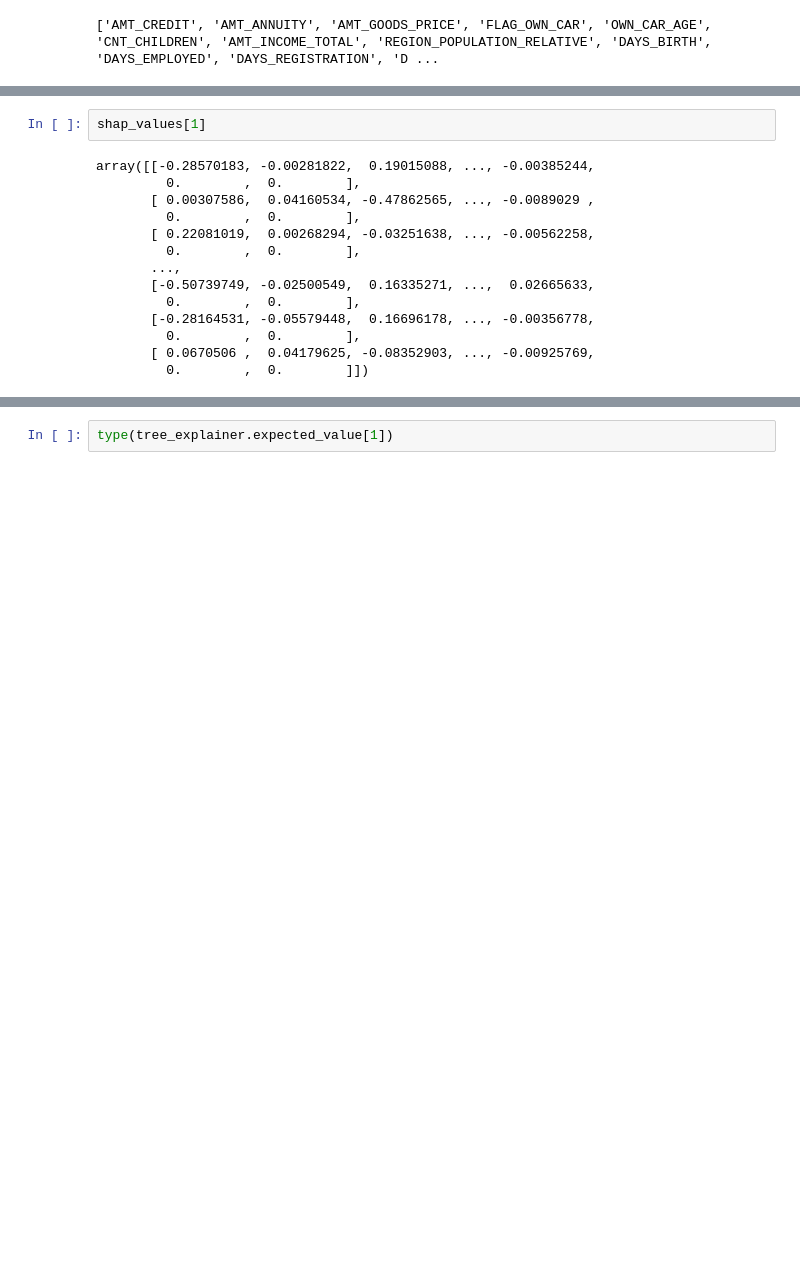
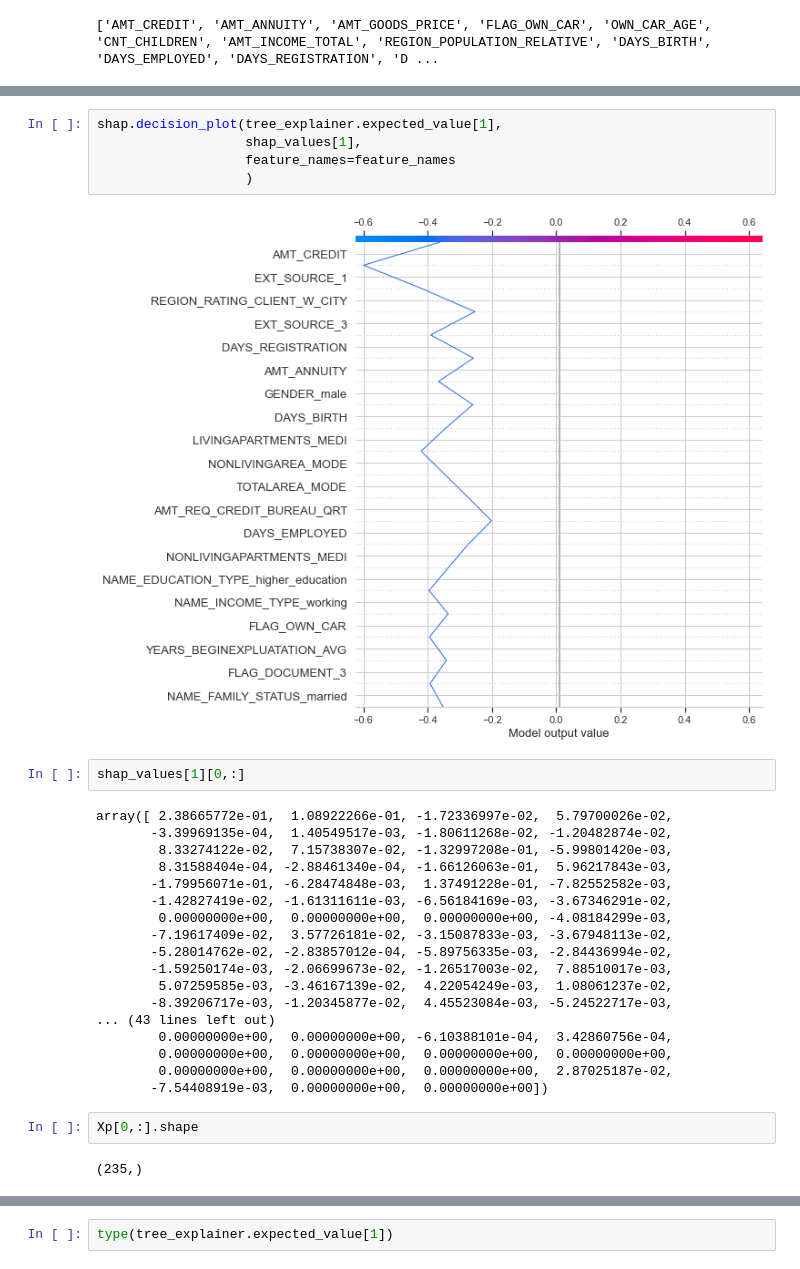
Before and after one commit to gitadum/credit_risk_rating, a Jupyter notebook: 00_notebooks/03_Modelling.ipynb, the cells around one changed output, grey strips where cells are left out. Saved outputs shown, nothing was run; the diff lists cells and outputs as text; blank space fills up the shorter version.

```diff
--- a/00_notebooks/03_Modelling.ipynb
+++ b/00_notebooks/03_Modelling.ipynb
@@ -2241,16 +2230,31 @@ shap.summary_plot(shap_values[1], model['p'].transform(X_test),
+# %%
+shap.decision_plot(tree_explainer.expected_value[1],
+                   shap_values[1],
+                   feature_names=feature_names
+                   )
+# %% [output]
+[figure, added]
 # %%
-shap_values[1]
+shap_values[1][0,:]
 # %% [output]
-array([[-0.28570183, -0.00281822,  0.19015088, ..., -0.00385244,
-         0.        ,  0.        ],
-       [ 0.00307586,  0.04160534, -0.47862565, ..., -0.0089029 ,
-         0.        ,  0.        ],
-       [ 0.22081019,  0.00268294, -0.03251638, ..., -0.00562258,
-         0.        ,  0.        ],
-       ...,
-       [-0.50739749, -0.02500549,  0.16335271, ...,  0.02665633,
-         0.        ,  0.        ],
-       [-0.28164531, -0.05579448,  0.16696178, ..., -0.00356778,
-         0.        ,  0.        ],
-       [ 0.0670506 ,  0.04179625, -0.08352903, ..., -0.00925769,
-         0.        ,  0.        ]])
+array([ 2.38665772e-01,  1.08922266e-01, -1.72336997e-02,  5.79700026e-02,
+       -3.39969135e-04,  1.40549517e-03, -1.80611268e-02, -1.20482874e-02,
+        8.33274122e-02,  7.15738307e-02, -1.32997208e-01, -5.99801420e-03,
+        8.31588404e-04, -2.88461340e-04, -1.66126063e-01,  5.96217843e-03,
+       -1.79956071e-01, -6.28474848e-03,  1.37491228e-01, -7.82552582e-03,
+       -1.42827419e-02, -1.61311611e-03, -6.56184169e-03, -3.67346291e-02,
+        0.00000000e+00,  0.00000000e+00,  0.00000000e+00, -4.08184299e-03,
+       -7.19617409e-02,  3.57726181e-02, -3.15087833e-03, -3.67948113e-02,
+       -5.28014762e-02, -2.83857012e-04, -5.89756335e-03, -2.84436994e-02,
+       -1.59250174e-03, -2.06699673e-02, -1.26517003e-02,  7.88510017e-03,
+        5.07259585e-03, -3.46167139e-02,  4.22054249e-03,  1.08061237e-02,
+       -8.39206717e-03, -1.20345877e-02,  4.45523084e-03, -5.24522717e-03,
+... (43 lines left out)
+        0.00000000e+00,  0.00000000e+00, -6.10388101e-04,  3.42860756e-04,
+        0.00000000e+00,  0.00000000e+00,  0.00000000e+00,  0.00000000e+00,
+        0.00000000e+00,  0.00000000e+00,  0.00000000e+00,  2.87025187e-02,
+       -7.54408919e-03,  0.00000000e+00,  0.00000000e+00])
+# %%
+Xp[0,:].shape
+# %% [output]
+(235,)
```
Also changed, not shown: parts of 36 cells of this notebook.
